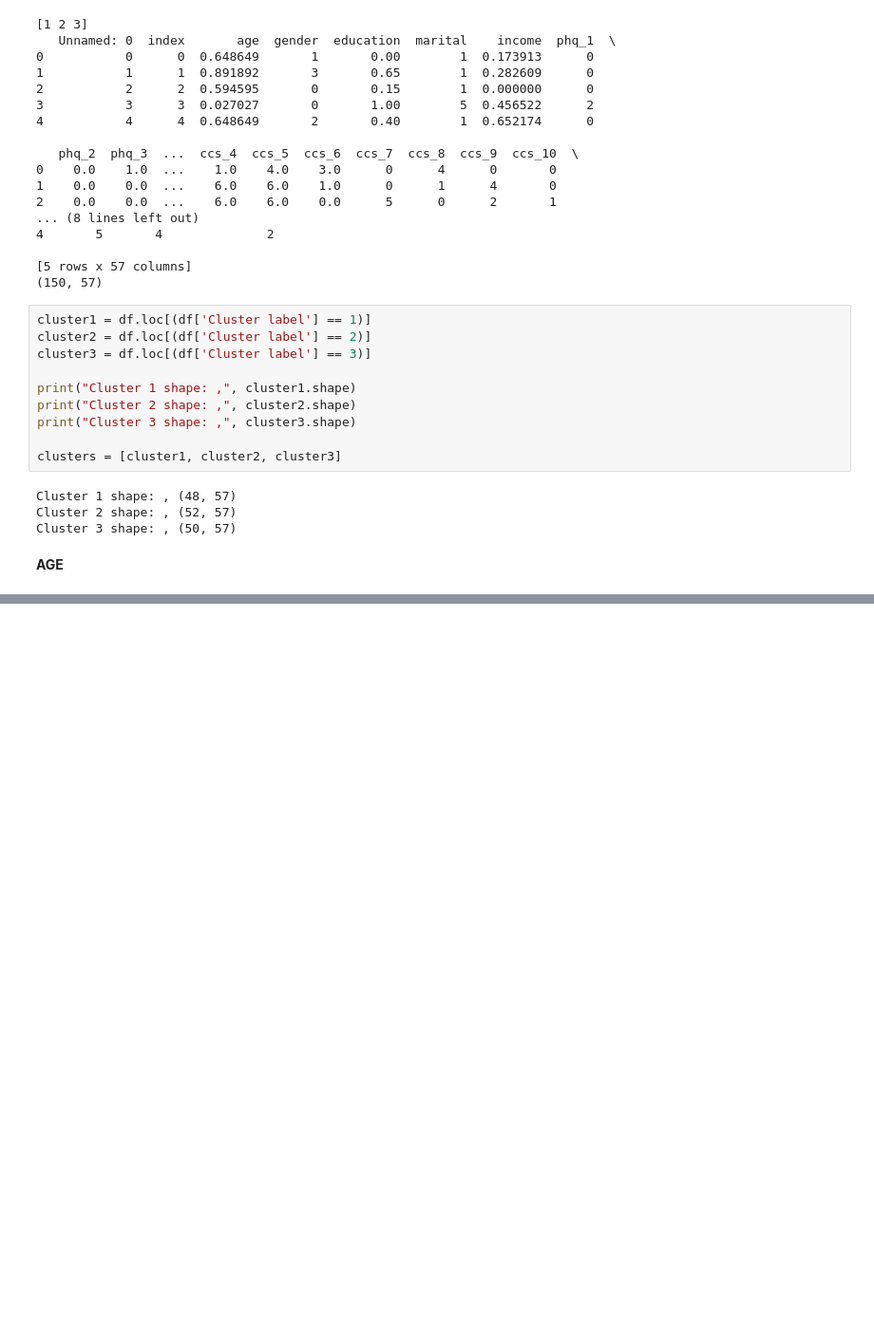
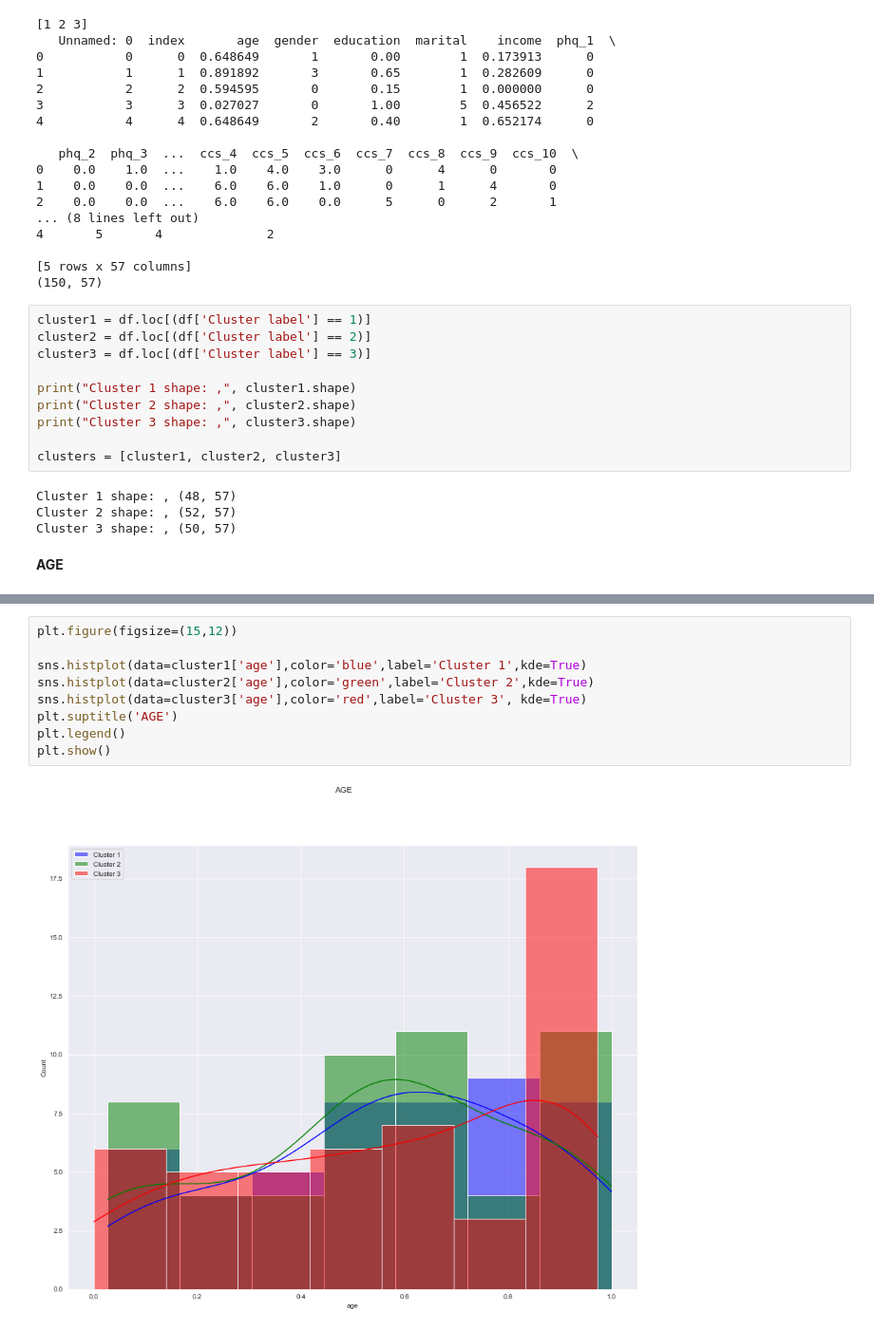
Before and after one commit to Flpp0/E-HealthProject, a Jupyter notebook: ComparisonBetweenClusters.ipynb, the cells around one changed output, grey strips where cells are left out. Shown at 95% size. Saved outputs shown, nothing was run; the diff lists cells and outputs as text; blank space fills up the shorter version.

```diff
--- a/ComparisonBetweenClusters.ipynb
+++ b/ComparisonBetweenClusters.ipynb
@@ -67,0 +68,11 @@ plt.show()
+# %%
+plt.figure(figsize=(15,12))
+
+sns.histplot(data=cluster1['age'],color='blue',label='Cluster 1',kde=True)
+sns.histplot(data=cluster2['age'],color='green',label='Cluster 2',kde=True)
+sns.histplot(data=cluster3['age'],color='red',label='Cluster 3', kde=True)
+plt.suptitle('AGE')
+plt.legend()
+plt.show()
+# %% [output]
+[figure, added]
```
Also changed, not shown: parts of 6 cells of this notebook.
